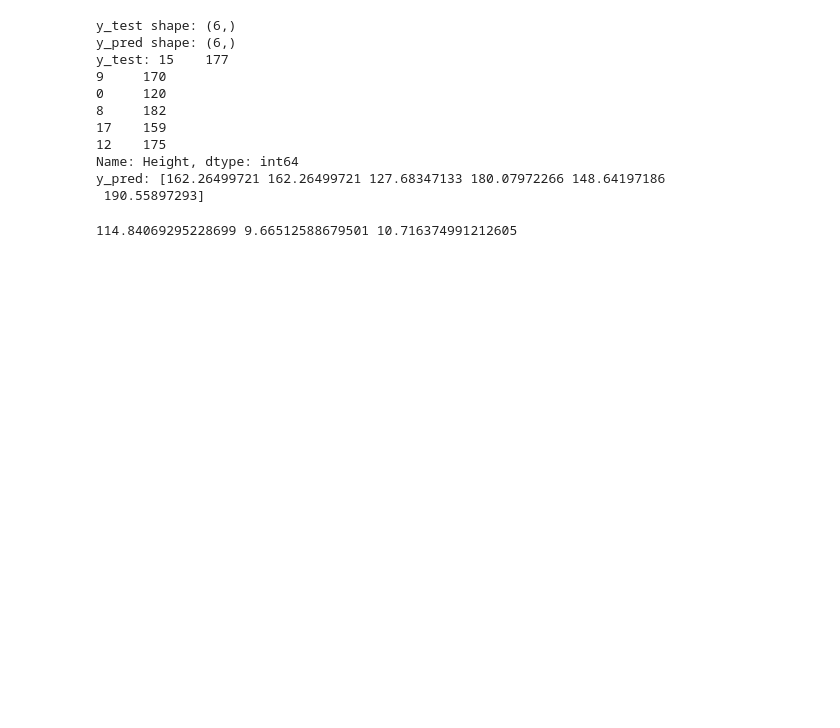
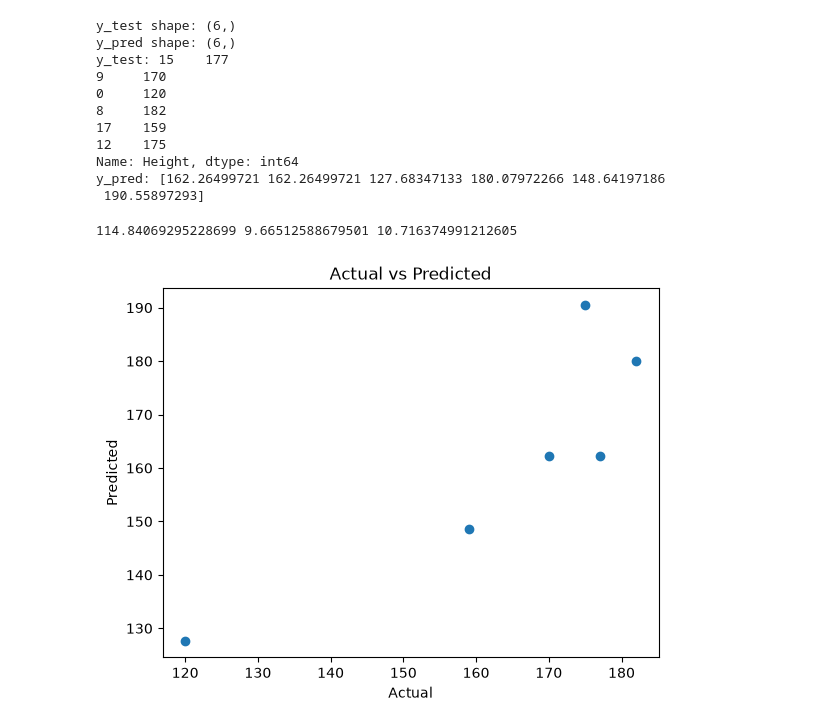
Before and after one commit to kedareswar12/Machine_Learning, a Jupyter notebook: src/machinelearning/Linear_regression/linear_regression.ipynb, the cells around one changed output. Drawn from its saved outputs; the diff is of its cells as text; code cells hidden in the pictures; blank space fills up the shorter version.

```diff
--- a/src/machinelearning/Linear_regression/linear_regression.ipynb
+++ b/src/machinelearning/Linear_regression/linear_regression.ipynb
@@ -148,3 +146,13 @@ rmse = np.sqrt(mse)
 print(mse ,mae , rmse)
 # %% [output]
 114.84069295228699 9.66512588679501 10.716374991212605
+# %%
+import matplotlib.pyplot as plt
+
+plt.scatter(y_test, y_pred)
+plt.xlabel("Actual")
+plt.ylabel("Predicted")
+plt.title("Actual vs Predicted")
+plt.show()
+# %% [output]
+[figure, added]
```
Also changed, not shown: parts of 5 cells of this notebook, 2 other files.
